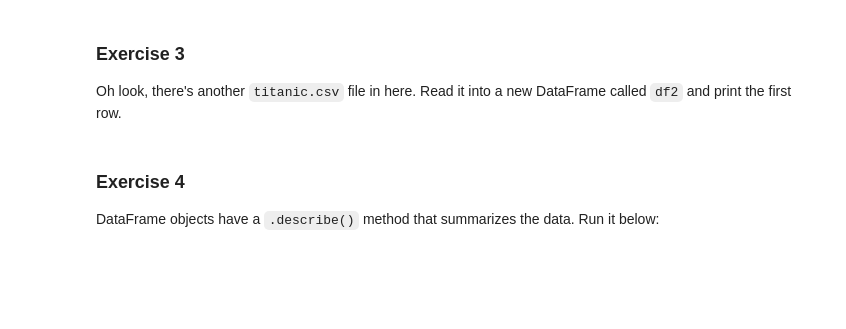
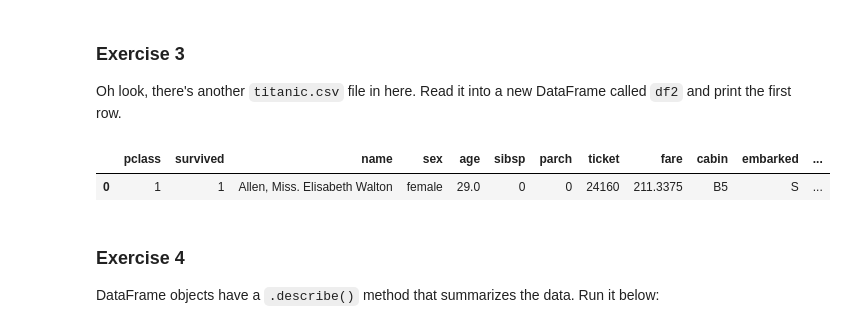
Before and after one commit to RndhS/CMPS-3160---Intro-to-Data-Science, a Jupyter notebook: _labs/Lab01/Lab01.ipynb, the cells around one changed output. Cells and saved outputs as stored; diff of their text form; code cells hidden in the pictures; blank space fills up the shorter version.

```diff
--- a/_labs/Lab01/Lab01.ipynb
+++ b/_labs/Lab01/Lab01.ipynb
@@ -281,6 +308,11 @@ bodyfat.csv    iris.png     religon.csv
  Oh look, there's another `titanic.csv` file in here. Read it into a new DataFrame called `df2` and print the first row.
 # %%
 # TODO: your code here
+df2 = pd.read_csv("titanic.csv")
+df2.head(1)
+# %% [output]
+|  | pclass | survived | name | sex | age | sibsp | parch | ticket | fare | cabin | embarked | ... |
+| 0 | 1 | 1 | Allen, Miss. Elisabeth Walton | female | 29.0 | 0 | 0 | 24160 | 211.3375 | B5 | S | ... |
 # %% [markdown]
 ### Exercise 4
 DataFrame objects have a  `.describe()` method that summarizes the data. Run it below:
```
Also changed, not shown: parts of 18 cells of this notebook.
